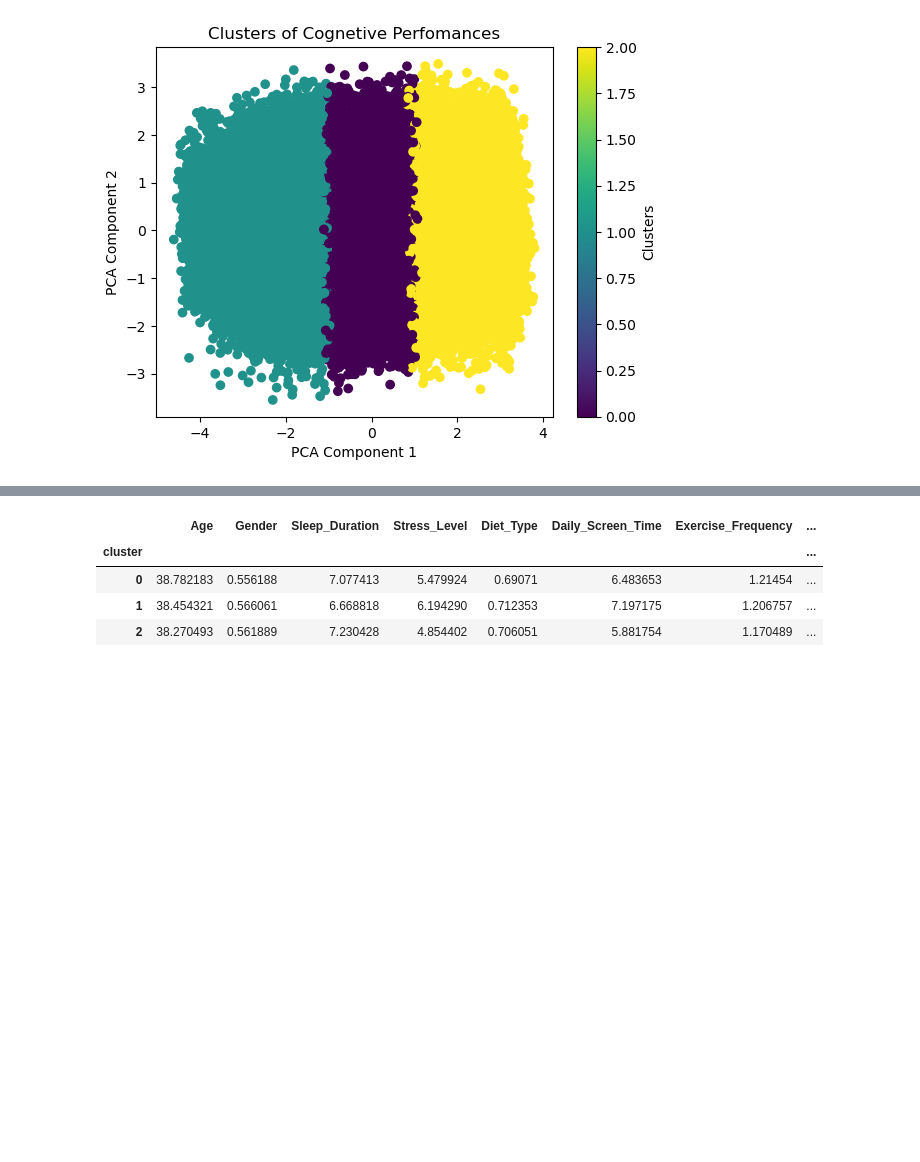
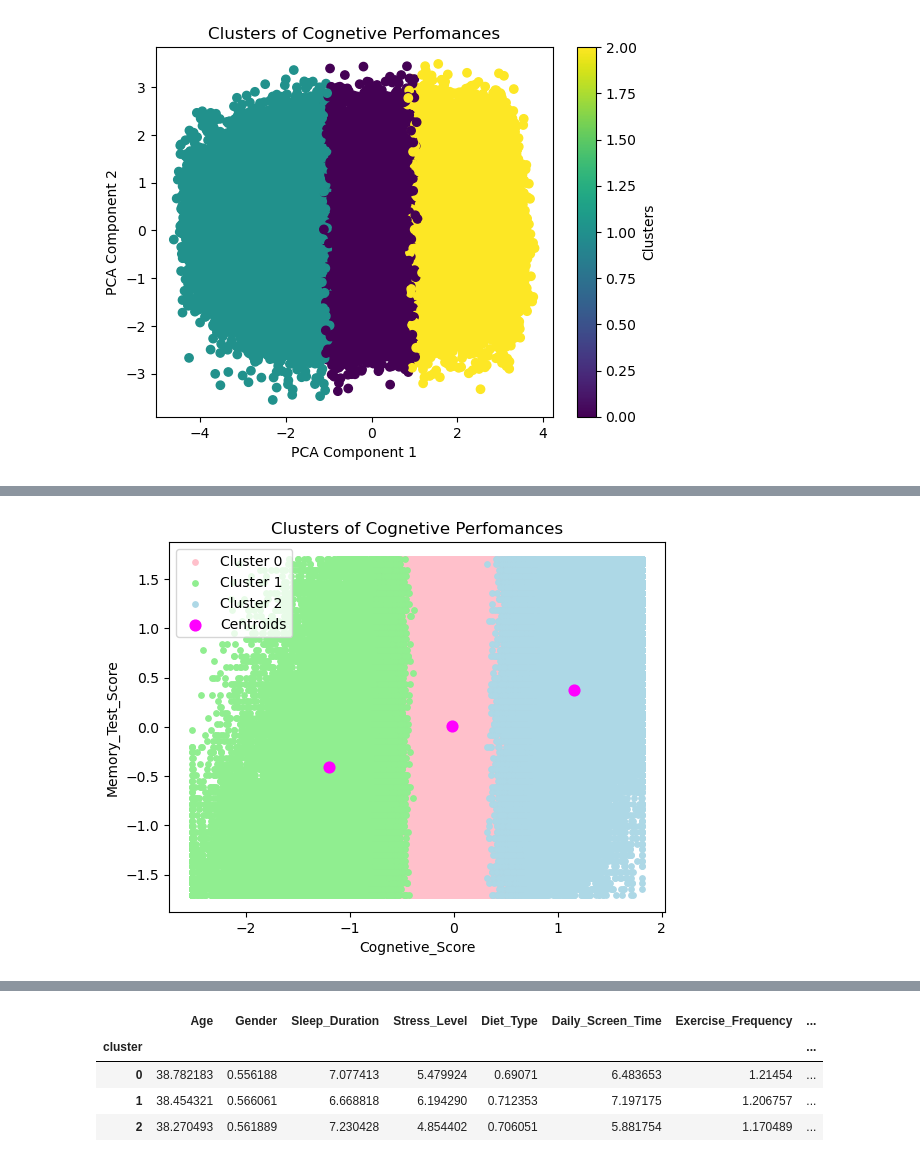
Before and after one commit to Victor-EZ/Machine-Learning, a Jupyter notebook: LR6/LR6.ipynb, the cells around one changed output, grey strips where cells are left out. Saved outputs shown, nothing was run; the diff lists cells and outputs as text; code cells hidden in the pictures; blank space fills up the shorter version.

```diff
--- a/LR6/LR6.ipynb
+++ b/LR6/LR6.ipynb
@@ -242,0 +258,13 @@ plt.show()
+# %%
+# данный график показывает, что когнетивные способности выше при лучшем состоянии памяти
+plt.scatter(X[clusters == 0, 10], X[clusters == 0, 9], s = 15, c = 'pink', label = 'Cluster 0')
+plt.scatter(X[clusters == 1, 10], X[clusters == 1, 9], s = 15, c = 'lightgreen', label = 'Cluster 1')
+plt.scatter(X[clusters == 2, 10], X[clusters == 2, 9], s = 15, c = 'lightblue', label = 'Cluster 2')
+plt.scatter(kmeans.cluster_centers_[:, 10], kmeans.cluster_centers_[0:, 9], s=60, c = 'magenta', label = 'Centroids')
+plt.title('Clusters of Cognetive Perfomances')
+plt.xlabel('Cognetive_Score')
+plt.ylabel('Memory_Test_Score')
+plt.legend()
+plt.show()
+# %% [output]
+[figure, added]
```
Also changed, not shown: parts of 4 cells of this notebook.
